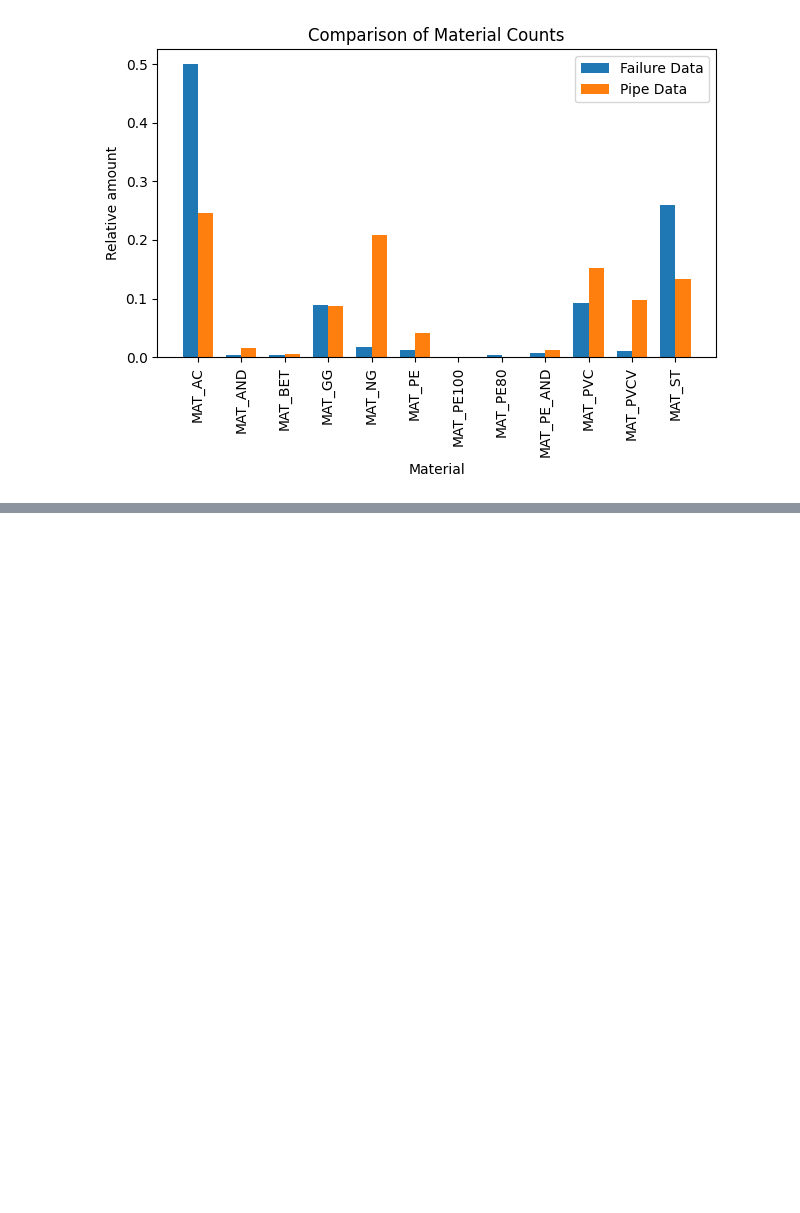
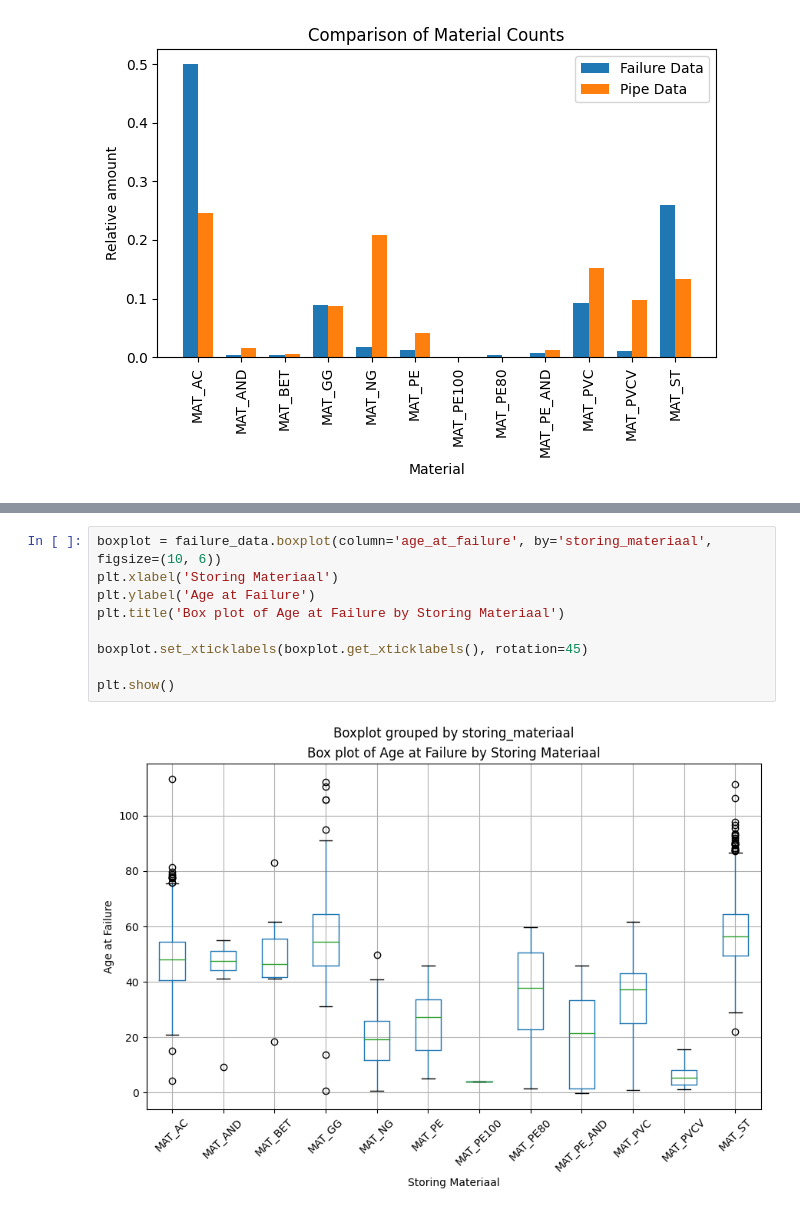
Before and after one commit to jipsteiger/ENVM1601, a Jupyter notebook: Failure_modelling/week3.ipynb, the cells around one changed output, grey strips where cells are left out. Saved outputs shown, nothing was run; the diff lists cells and outputs as text; blank space fills up the shorter version.

```diff
--- a/Failure_modelling/week3.ipynb
+++ b/Failure_modelling/week3.ipynb
@@ -108,0 +130,11 @@ Name: age_at_failure, Length: 1822, dtype: int64
+# %%
+boxplot = failure_data.boxplot(column='age_at_failure', by='storing_materiaal', figsize=(10, 6))
+plt.xlabel('Storing Materiaal')
+plt.ylabel('Age at Failure')
+plt.title('Box plot of Age at Failure by Storing Materiaal')
+
+boxplot.set_xticklabels(boxplot.get_xticklabels(), rotation=45)
+
+plt.show()
+# %% [output]
+[figure, added]
```
Also changed, not shown: parts of 9 cells of this notebook, 1 other file.
